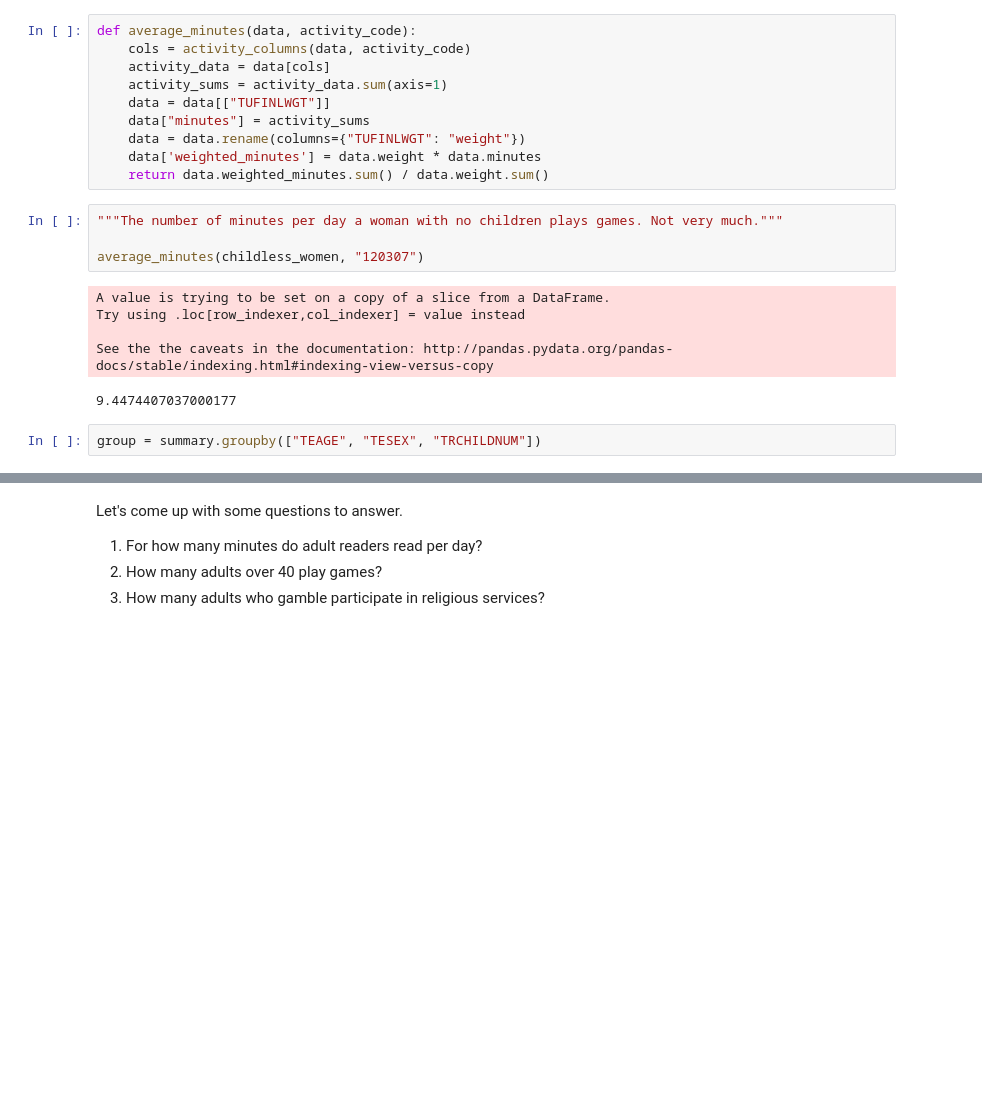
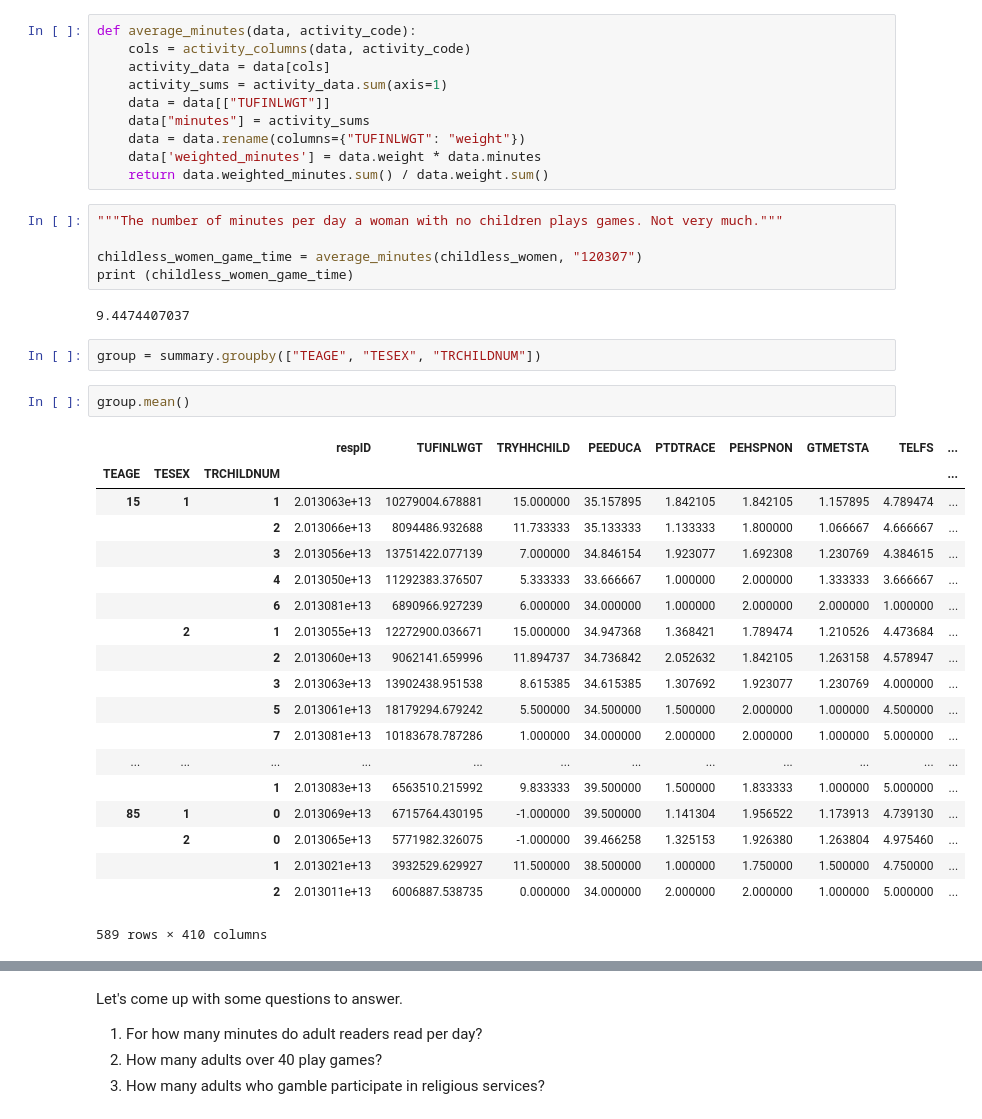
Before and after one commit to tiyd-python-2015-01/atus-analysis, a Jupyter notebook: Atus Homework.ipynb, the cells around one changed output, grey strips where cells are left out. Saved outputs shown, nothing was run; the diff lists cells and outputs as text; blank space fills up the shorter version.

```diff
--- a/Atus Homework.ipynb
+++ b/Atus Homework.ipynb
@@ -77,13 +77,32 @@ def average_minutes(data, activity_code):
 # %%
 """The number of minutes per day a woman with no children plays games. Not very much."""
 
-average_minutes(childless_women, "120307")
+childless_women_game_time = average_minutes(childless_women, "120307")
+print (childless_women_game_time)
 # %% [output]
-A value is trying to be set on a copy of a slice from a DataFrame.
-Try using .loc[row_indexer,col_indexer] = value instead
-
-See the the caveats in the documentation: http://pandas.pydata.org/pandas-docs/stable/indexing.html#indexing-view-versus-copy
+9.4474407037
-9.4474407037000177
 # %%
 group = summary.groupby(["TEAGE", "TESEX", "TRCHILDNUM"])
+# %%
+group.mean()
+# %% [output]
+|  |  |  | respID | TUFINLWGT | TRYHHCHILD | PEEDUCA | PTDTRACE | PEHSPNON | GTMETSTA | TELFS | ... |
+| TEAGE | TESEX | TRCHILDNUM |  |  |  |  |  |  |  |  | ... |
+| 15 | 1 | 1 | 2.013063e+13 | 10279004.678881 | 15.000000 | 35.157895 | 1.842105 | 1.842105 | 1.157895 | 4.789474 | ... |
+|  |  | 2 | 2.013066e+13 | 8094486.932688 | 11.733333 | 35.133333 | 1.133333 | 1.800000 | 1.066667 | 4.666667 | ... |
+|  |  | 3 | 2.013056e+13 | 13751422.077139 | 7.000000 | 34.846154 | 1.923077 | 1.692308 | 1.230769 | 4.384615 | ... |
+|  |  | 4 | 2.013050e+13 | 11292383.376507 | 5.333333 | 33.666667 | 1.000000 | 2.000000 | 1.333333 | 3.666667 | ... |
+|  |  | 6 | 2.013081e+13 | 6890966.927239 | 6.000000 | 34.000000 | 1.000000 | 2.000000 | 2.000000 | 1.000000 | ... |
+|  | 2 | 1 | 2.013055e+13 | 12272900.036671 | 15.000000 | 34.947368 | 1.368421 | 1.789474 | 1.210526 | 4.473684 | ... |
+|  |  | 2 | 2.013060e+13 | 9062141.659996 | 11.894737 | 34.736842 | 2.052632 | 1.842105 | 1.263158 | 4.578947 | ... |
+|  |  | 3 | 2.013063e+13 | 13902438.951538 | 8.615385 | 34.615385 | 1.307692 | 1.923077 | 1.230769 | 4.000000 | ... |
+|  |  | 5 | 2.013061e+13 | 18179294.679242 | 5.500000 | 34.500000 | 1.500000 | 2.000000 | 1.000000 | 4.500000 | ... |
+|  |  | 7 | 2.013081e+13 | 10183678.787286 | 1.000000 | 34.000000 | 2.000000 | 2.000000 | 1.000000 | 5.000000 | ... |
+| ... | ... | ... | ... | ... | ... | ... | ... | ... | ... | ... | ... |
+|  |  | 1 | 2.013083e+13 | 6563510.215992 | 9.833333 | 39.500000 | 1.500000 | 1.833333 | 1.000000 | 5.000000 | ... |
+| 85 | 1 | 0 | 2.013069e+13 | 6715764.430195 | -1.000000 | 39.500000 | 1.141304 | 1.956522 | 1.173913 | 4.739130 | ... |
+|  | 2 | 0 | 2.013065e+13 | 5771982.326075 | -1.000000 | 39.466258 | 1.325153 | 1.926380 | 1.263804 | 4.975460 | ... |
+|  |  | 1 | 2.013021e+13 | 3932529.629927 | 11.500000 | 38.500000 | 1.000000 | 1.750000 | 1.500000 | 4.750000 | ... |
+|  |  | 2 | 2.013011e+13 | 6006887.538735 | 0.000000 | 34.000000 | 2.000000 | 2.000000 | 1.000000 | 5.000000 | ... |
+589 rows × 410 columns
 # %%
```
Also changed, not shown: parts of 2 cells of this notebook, 1 other file.
